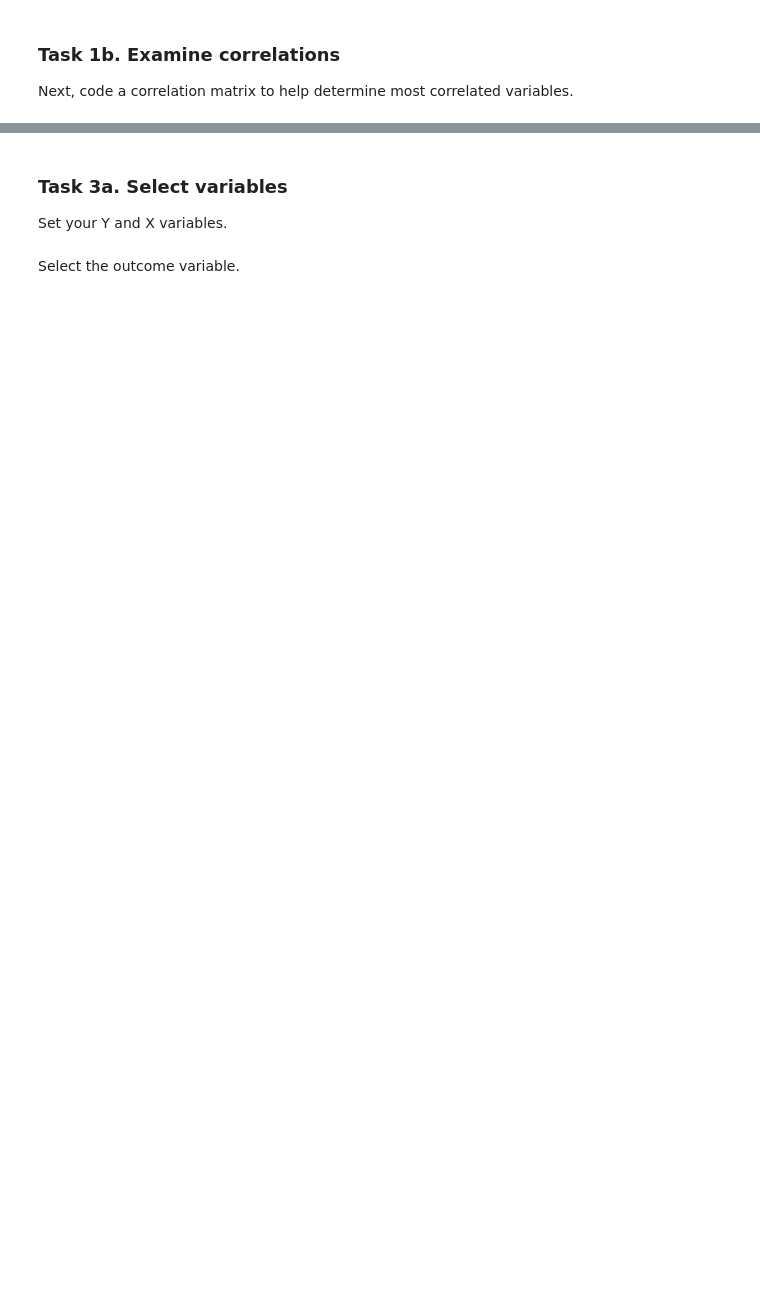
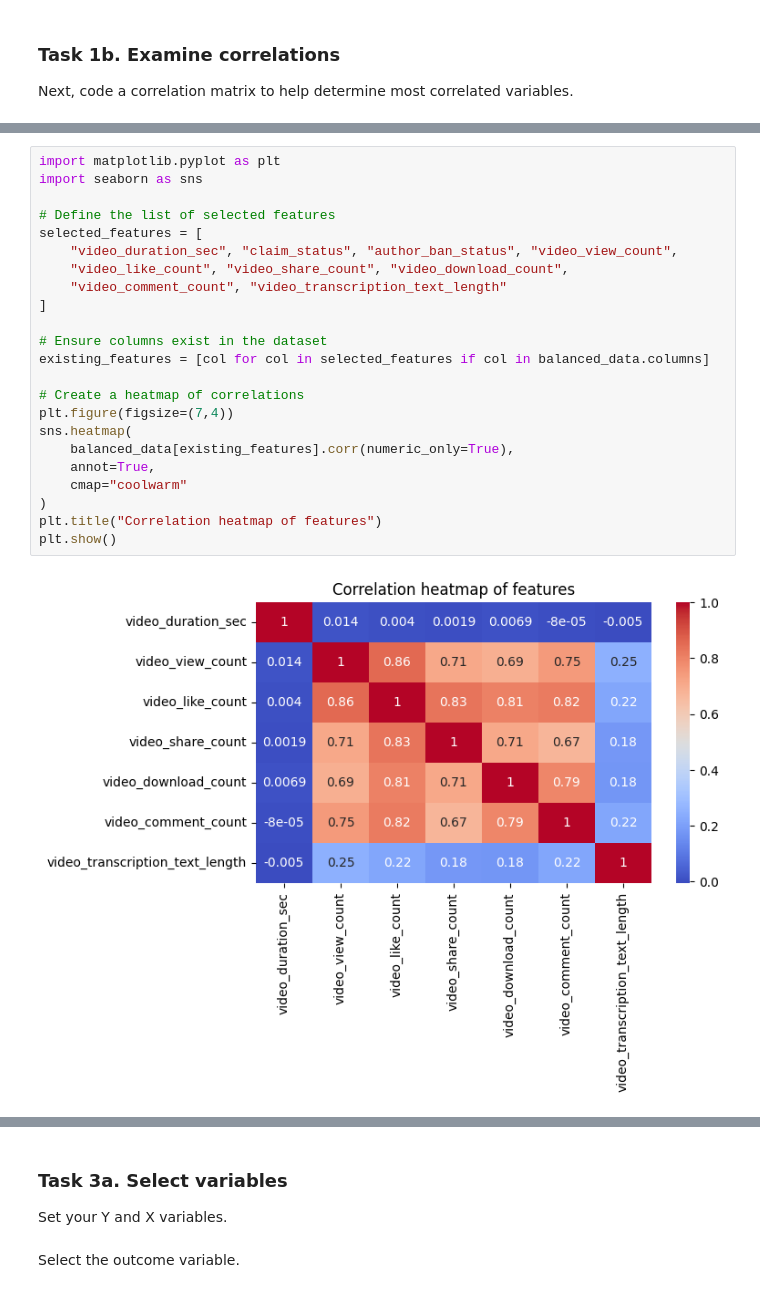
Before and after one commit to VivianSabga/Data-Analytics-for-Economics, a Jupyter notebook: TikTok Project Part-1/TikTok Project.ipynb, the cells around one changed output, grey strips where cells are left out. Cells and saved outputs as stored; diff of their text form; blank space fills up the shorter version.

```diff
--- a/TikTok Project Part-1/TikTok Project.ipynb
+++ b/TikTok Project Part-1/TikTok Project.ipynb
@@ -1607,3 +1436,28 @@ plt.show()
+# %%
+import matplotlib.pyplot as plt
+import seaborn as sns
+
+# Define the list of selected features
+selected_features = [
+    "video_duration_sec", "claim_status", "author_ban_status", "video_view_count",
+    "video_like_count", "video_share_count", "video_download_count",
+    "video_comment_count", "video_transcription_text_length"
+]
+
+# Ensure columns exist in the dataset
+existing_features = [col for col in selected_features if col in balanced_data.columns]
+
+# Create a heatmap of correlations
+plt.figure(figsize=(7,4))
+sns.heatmap(
+    balanced_data[existing_features].corr(numeric_only=True),
+    annot=True,
+    cmap="coolwarm"
+)
+plt.title("Correlation heatmap of features")
+plt.show()
+# %% [output]
+[figure, added]
 # %% [markdown]
 One of the model assumptions for logistic regression is no severe multicollinearity among the features. Take this into consideration as you examine the heatmap and choose which features to proceed with.
 
```
Also changed, not shown: parts of 64 cells of this notebook.
